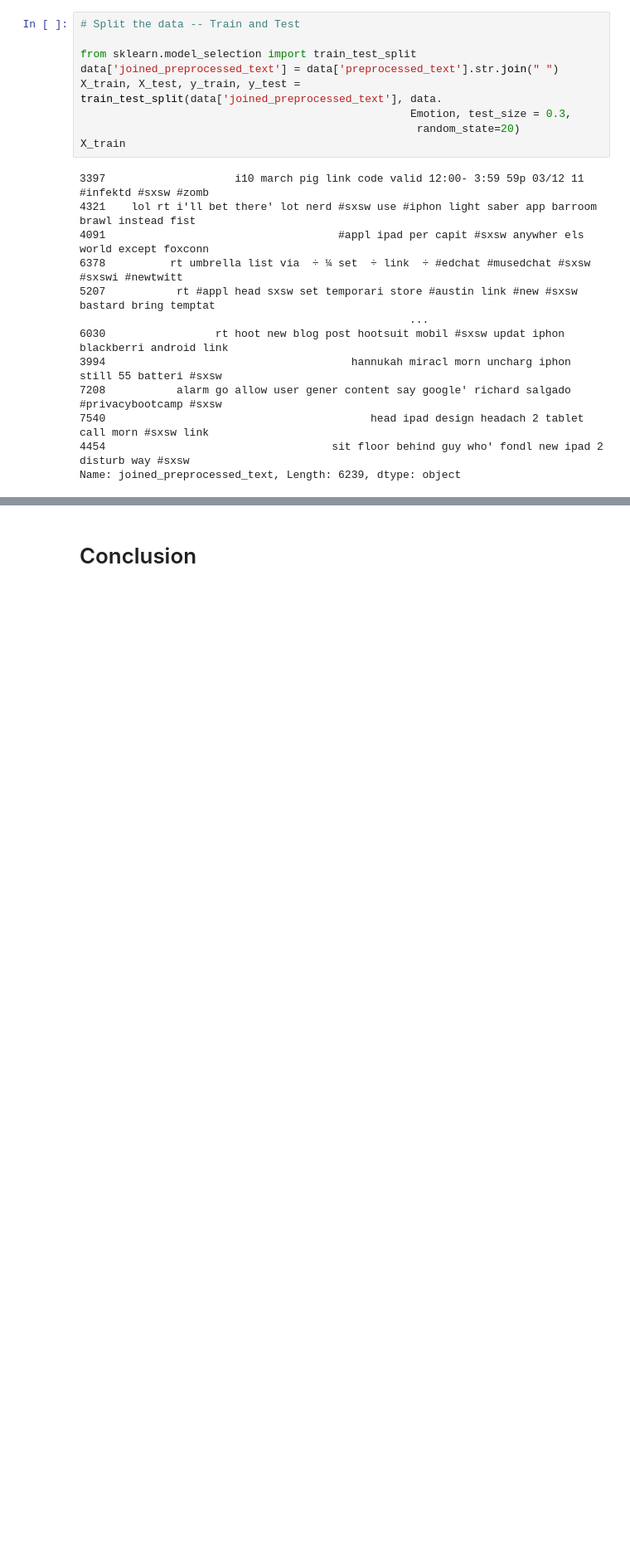
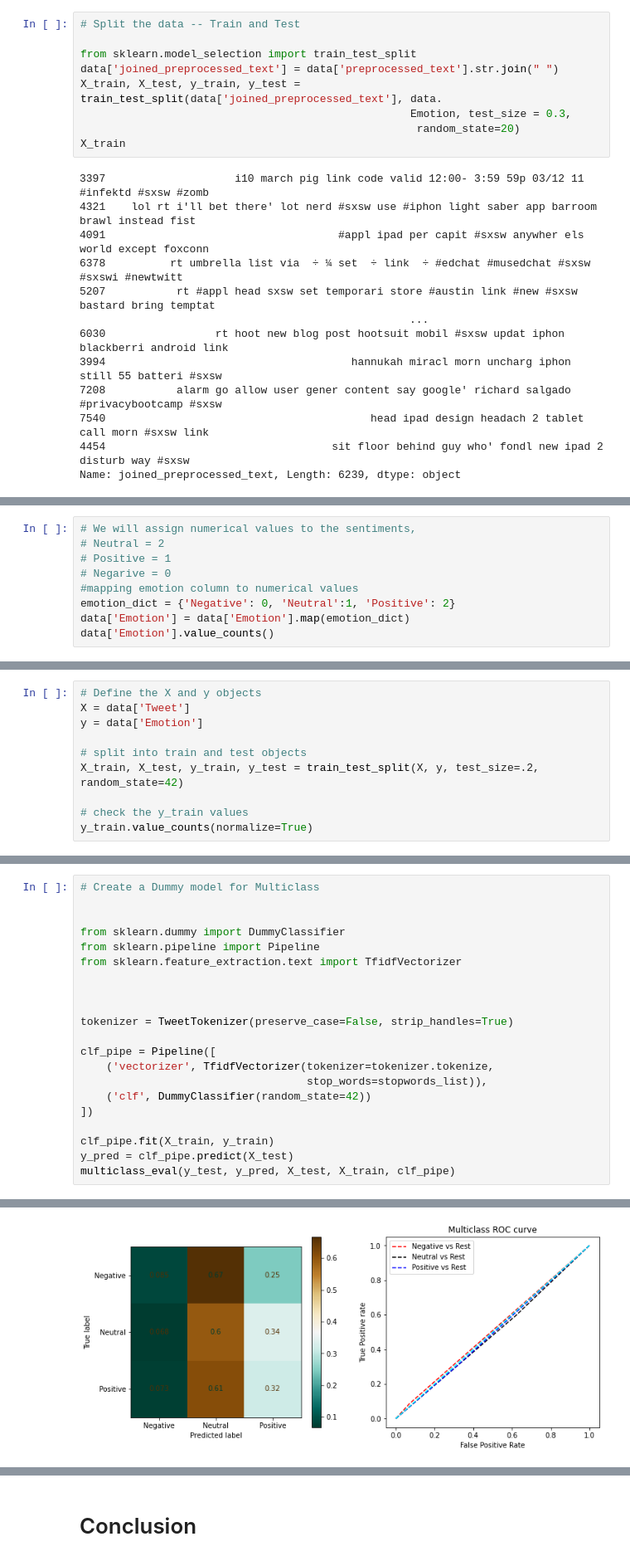
Before and after one commit to R3TR0Quan/twitter-sentiment-analysis, a Jupyter notebook: notebook.ipynb, the cells around one changed output, grey strips where cells are left out. Shown at 83% size. Cells and saved outputs as stored; diff of their text form; blank space fills up the shorter version.

Commit message:
Multiclass Classification

```diff
--- a/notebook.ipynb
+++ b/notebook.ipynb
@@ -433,0 +445,9 @@ Name: joined_preprocessed_text, Length: 6239, dtype: object
+# %%
+# We will assign numerical values to the sentiments,
+# Neutral = 2
+# Positive = 1
+# Negarive = 0
+#mapping emotion column to numerical values
+emotion_dict = {'Negative': 0, 'Neutral':1, 'Positive': 2}
+data['Emotion'] = data['Emotion'].map(emotion_dict)
+data['Emotion'].value_counts()
@@ -433,0 +459,10 @@ Name: joined_preprocessed_text, Length: 6239, dtype: object
+# %%
+# Define the X and y objects
+X = data['Tweet']
+y = data['Emotion']
+
+# split into train and test objects
+X_train, X_test, y_train, y_test = train_test_split(X, y, test_size=.2, random_state=42)
+
+# check the y_train values
+y_train.value_counts(normalize=True)
@@ -433,0 +520,22 @@ Name: joined_preprocessed_text, Length: 6239, dtype: object
+# %%
+# Create a Dummy model for Multiclass
+
+
+from sklearn.dummy import DummyClassifier
+from sklearn.pipeline import Pipeline
+from sklearn.feature_extraction.text import TfidfVectorizer
+
+
+
+tokenizer = TweetTokenizer(preserve_case=False, strip_handles=True)
+
+clf_pipe = Pipeline([
+    ('vectorizer', TfidfVectorizer(tokenizer=tokenizer.tokenize,
+                                   stop_words=stopwords_list)),
+    ('clf', DummyClassifier(random_state=42))
+])
+
+clf_pipe.fit(X_train, y_train)
+y_pred = clf_pipe.predict(X_test)
+multiclass_eval(y_test, y_pred, X_test, X_train, clf_pipe)
+# %% [output]
@@ -433,0 +556 @@ Name: joined_preprocessed_text, Length: 6239, dtype: object
+[figure, added]
```
Also changed, not shown: parts of 15 cells of this notebook, 1 other file.
